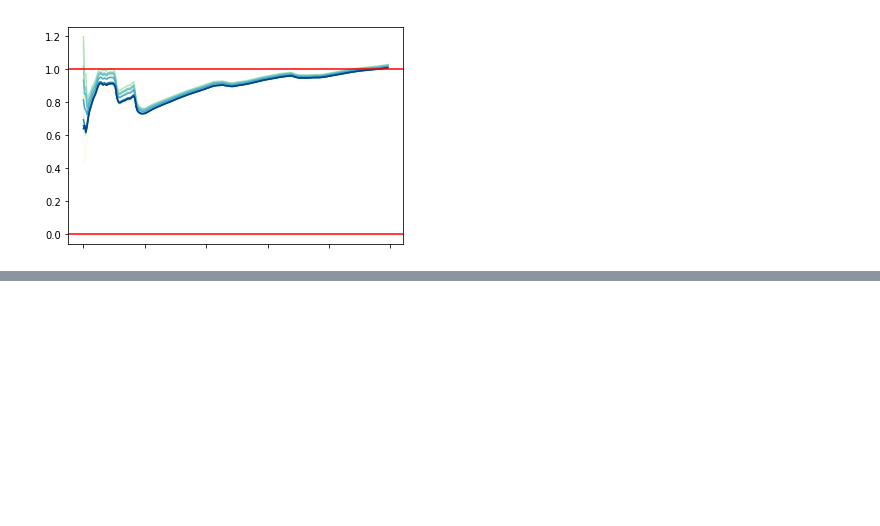
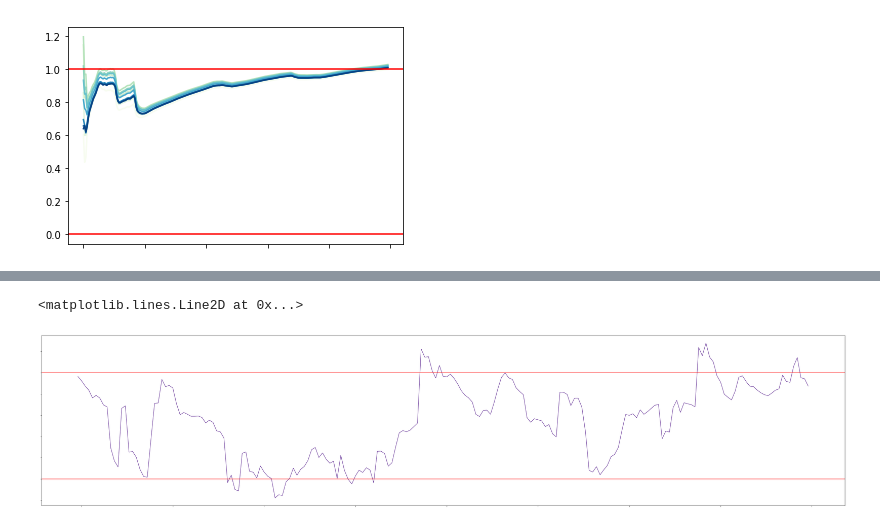
Before and after one commit to bsdo64/BSTrade_init, a Jupyter notebook: Untitled.ipynb, the cells around one changed output, grey strips where cells are left out. Cells and saved outputs as stored; diff of their text form; code cells hidden in the pictures; blank space fills up the shorter version.

```diff
--- a/Untitled.ipynb
+++ b/Untitled.ipynb
@@ -443,0 +557,9 @@ bbr.tail()
+# %%
+ax = bbr['20'][-start:end].plot(figsize=fig_size, colormap='Purples_r', linewidth=1)
+ax.yaxis.set_major_formatter(plt.NullFormatter())
+ax.xaxis.set_major_formatter(plt.NullFormatter())
+ax.axhline(y=0, color='r')
+ax.axhline(y=1, color='r')
+# %% [output]
+<matplotlib.lines.Line2D at 0x...>
+[figure, added]
```
Also changed, not shown: parts of 17 cells of this notebook, 1 other file.
